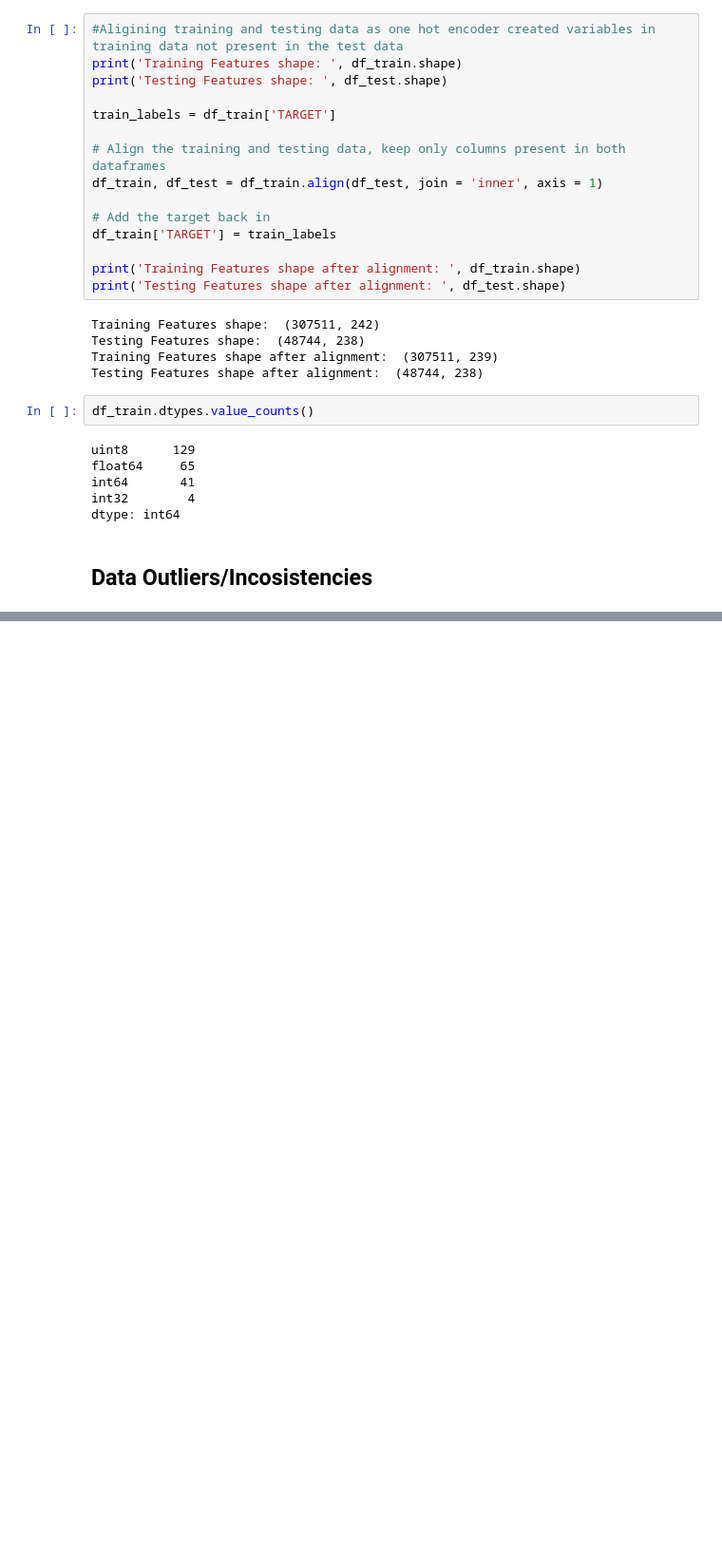
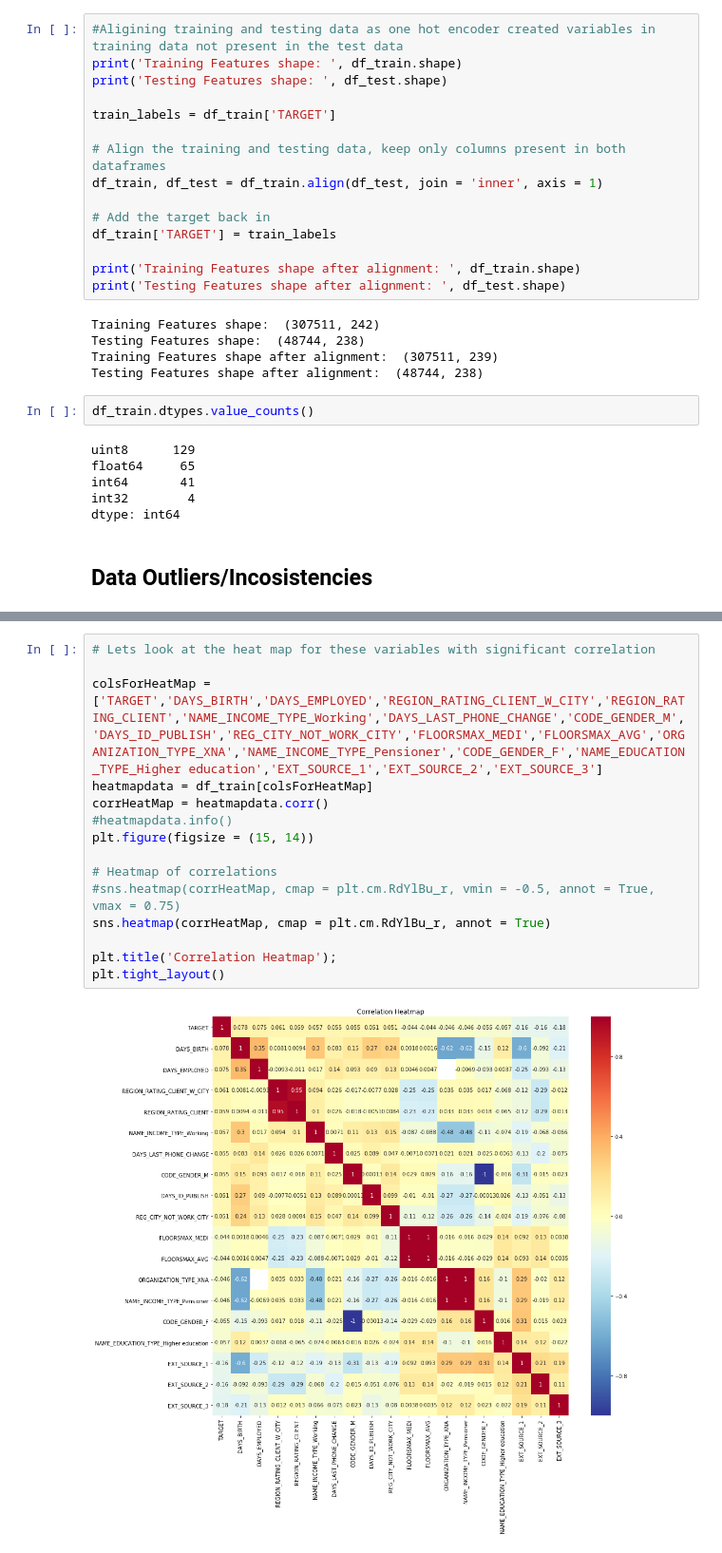
Before and after one commit to MohitAgarwal27/MachineLearning, a Jupyter notebook: HomeCreditDefaultRisk/Home Credit Default Risk.ipynb, the cells around one changed output, grey strips where cells are left out. Shown: that part at 95% size. Cells and saved outputs as stored; diff of their text form; blank space fills up the shorter version.

```diff
--- a/HomeCreditDefaultRisk/Home Credit Default Risk.ipynb
+++ b/HomeCreditDefaultRisk/Home Credit Default Risk.ipynb
@@ -225,0 +279,17 @@ df_train.describe()
+# %%
+# Lets look at the heat map for these variables with significant correlation
+
+colsForHeatMap = ['TARGET','DAYS_BIRTH','DAYS_EMPLOYED','REGION_RATING_CLIENT_W_CITY','REGION_RATING_CLIENT','NAME_INCOME_TYPE_Working','DAYS_LAST_PHONE_CHANGE','CODE_GENDER_M','DAYS_ID_PUBLISH','REG_CITY_NOT_WORK_CITY','FLOORSMAX_MEDI','FLOORSMAX_AVG','ORGANIZATION_TYPE_XNA','NAME_INCOME_TYPE_Pensioner','CODE_GENDER_F','NAME_EDUCATION_TYPE_Higher education','EXT_SOURCE_1','EXT_SOURCE_2','EXT_SOURCE_3']
+heatmapdata = df_train[colsForHeatMap]
+corrHeatMap = heatmapdata.corr()
+#heatmapdata.info()
+plt.figure(figsize = (15, 14))
+
+# Heatmap of correlations
+#sns.heatmap(corrHeatMap, cmap = plt.cm.RdYlBu_r, vmin = -0.5, annot = True, vmax = 0.75)
+sns.heatmap(corrHeatMap, cmap = plt.cm.RdYlBu_r, annot = True)
+
+plt.title('Correlation Heatmap');
+plt.tight_layout()
+# %% [output]
+[figure, added]
```
Also changed, not shown: parts of 46 cells of this notebook.
